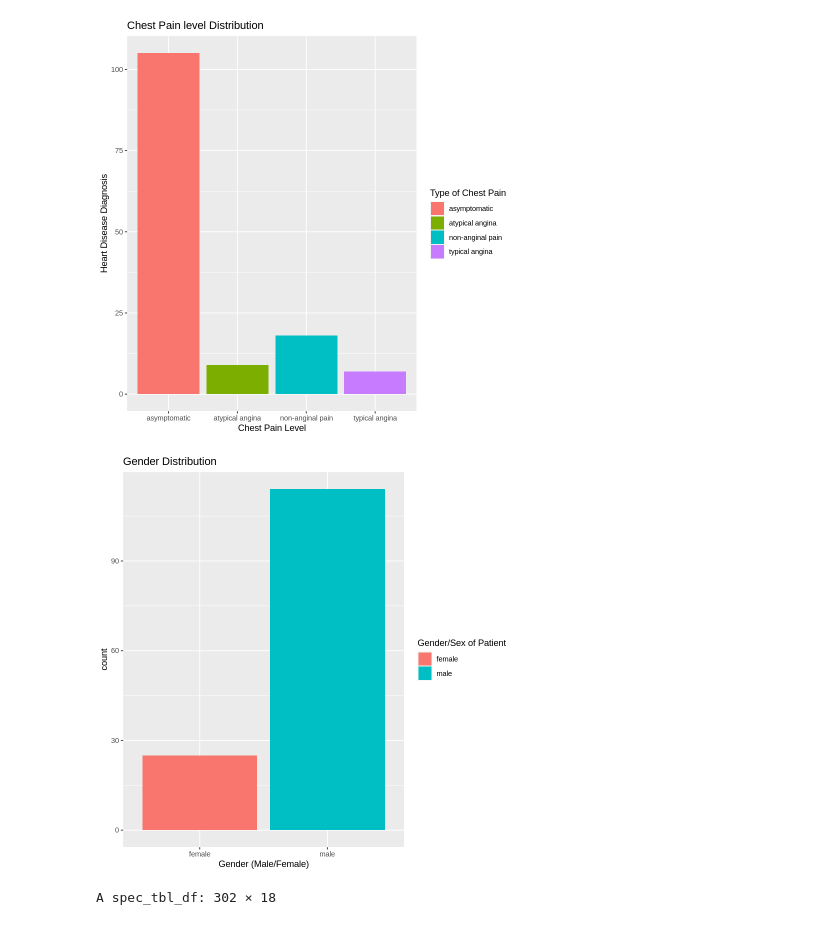
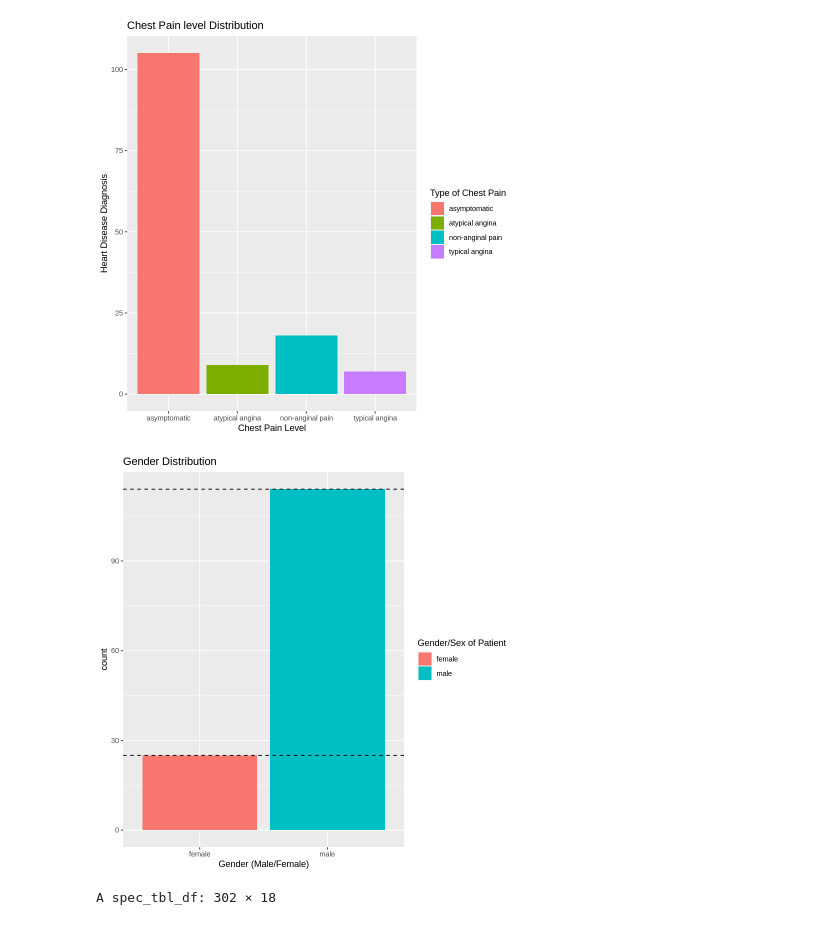
Before and after one commit to Daniel6070/Heart_Disease, a Jupyter notebook: Heart_Disease.ipynb, the cells around one changed output. Saved outputs shown, nothing was run; the diff lists cells and outputs as text; code cells hidden in the pictures.

Commit message:
visualizations (edited further)
added geom_hline to gender plot

```diff
--- a/Heart_Disease.ipynb
+++ b/Heart_Disease.ipynb
@@ -161,23 +161,25 @@ cp_plot
 # %%
 # ======== GENDER DISTRIBUTION FOR PEOPLE WITH >50 % NARROWING ===============
 heart_50_sex <- heart_disease %>%
 filter(num == ">50% diameter narrowing") %>%
 select(sex)
 
 heart_50_sex$sex[heart_50_sex$sex==1] <-"male"
 heart_50_sex$sex[heart_50_sex$sex==0] <-"female"
 #heart_disease_sex
 
 
 sex_plot <- heart_50_sex %>%
 ggplot(aes(x = sex, fill = sex)) +
 geom_bar() +
+geom_hline(yintercept = 114, linetype = "dashed", size = 0.5)+
+geom_hline(yintercept = 25, linetype = "dashed", size = 0.5)+
 labs(x = "Gender (Male/Female)", "Heart Disease Diagnosis", fill = "Gender/Sex of Patient")+
 ggtitle("Gender Distribution")
 
 sex_plot
 # %% [output]
-[figure, old version]
+[figure, new version]
 # %%
 heart_disease_scaled <- heart_disease %>%
     mutate(scaled_age = scale(age, center = TRUE),
```
